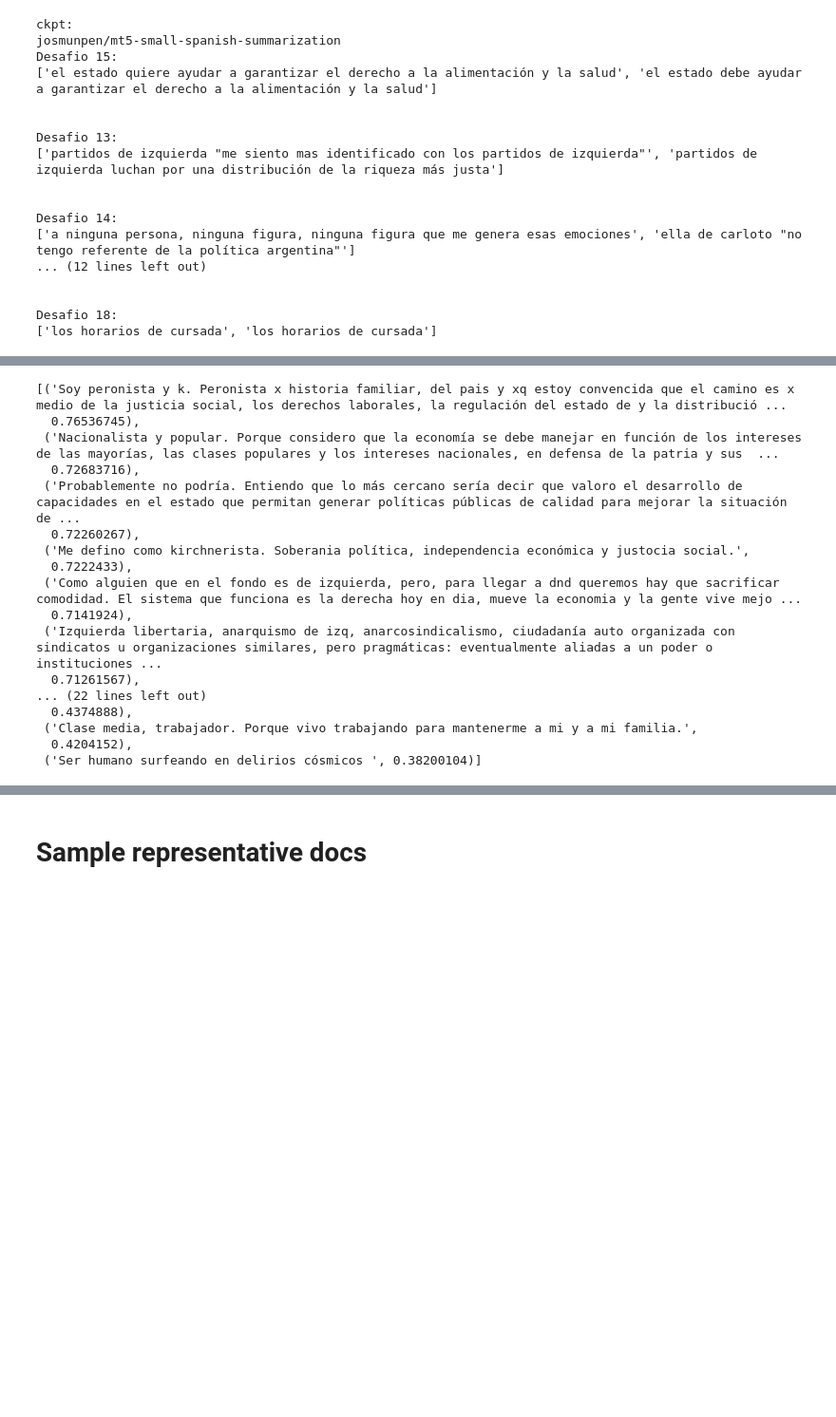
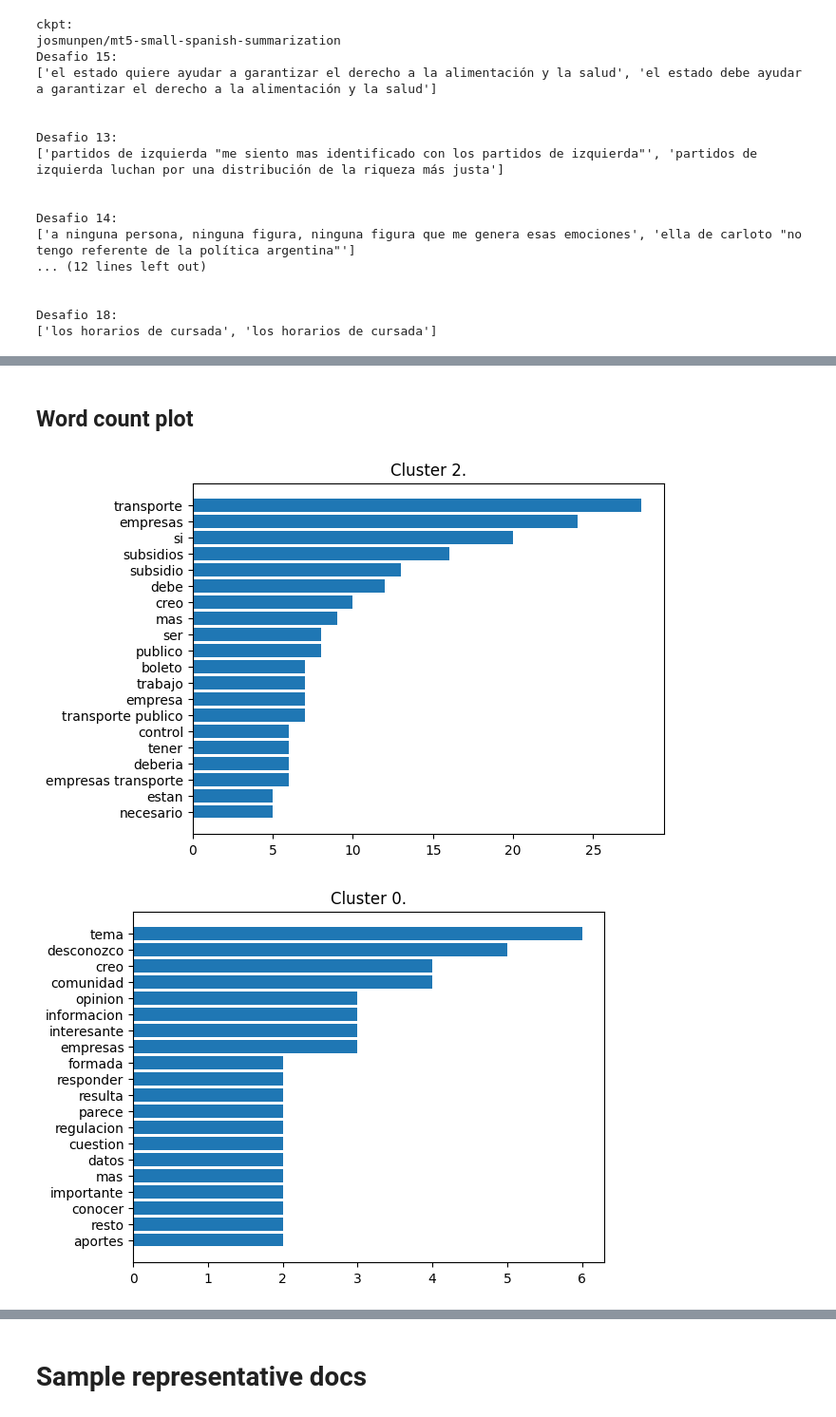
Before and after one commit to felipeaguirre66/PoliticsNLP, a Jupyter notebook: Summarization/summarization.ipynb, the cells around one changed output, grey strips where cells are left out. Shown at 95% size. Cells and saved outputs as stored; diff of their text form; code cells hidden in the pictures; blank space fills up the shorter version.

```diff
--- a/Summarization/summarization.ipynb
+++ b/Summarization/summarization.ipynb
@@ -69,21 +72,13 @@ for des in df['desafio'].unique():
     all_res[des] = result
-# %%
-all_res['12'][3]
-# %% [output]
-[('Soy peronista y k. Peronista x historia familiar, del pais y xq estoy convencida que el camino es x medio de la justicia social, los derechos laborales, la regulación del estado de y la distribució ...
-  0.76536745),
- ('Nacionalista y popular. Porque considero que la economía se debe manejar en función de los intereses de las mayorías, las clases populares y los intereses nacionales, en defensa de la patria y sus  ...
-  0.72683716),
- ('Probablemente no podría. Entiendo que lo más cercano sería decir que valoro el desarrollo de capacidades en el estado que permitan generar políticas públicas de calidad para mejorar la situación de ...
-  0.72260267),
- ('Me defino como kirchnerista. Soberania política, independencia económica y justocia social.',
-  0.7222433),
- ('Como alguien que en el fondo es de izquierda, pero, para llegar a dnd queremos hay que sacrificar comodidad. El sistema que funciona es la derecha hoy en dia, mueve la economia y la gente vive mejo ...
-  0.7141924),
- ('Izquierda libertaria, anarquismo de izq, anarcosindicalismo, ciudadanía auto organizada con sindicatos u organizaciones similares, pero pragmáticas: eventualmente aliadas a un poder o instituciones ...
-  0.71261567),
-... (22 lines left out)
-  0.4374888),
- ('Clase media, trabajador. Porque vivo trabajando para mantenerme a mi y a mi familia.',
-  0.4204152),
- ('Ser humano surfeando en delirios cósmicos ', 0.38200104)]
+# %% [markdown]
+## Word count plot
+# %%
+data = df[df['desafio']=='16']['texto'].values
+# %%
+pp_object_transformers = Preprocess(lemma=False, stopwords=False, alphanumeric=False, join=False)
+pp_object_word_count = Preprocess(lemma=False)
+
+mrd.plot_word_counts(data, 4, pp_object_transformers=pp_object_transformers, pp_object_word_count=pp_object_word_count)
+# %% [output]
+[figure, added]
+[figure, added]
```
Also changed, not shown: parts of 13 cells of this notebook, 3 other files.
